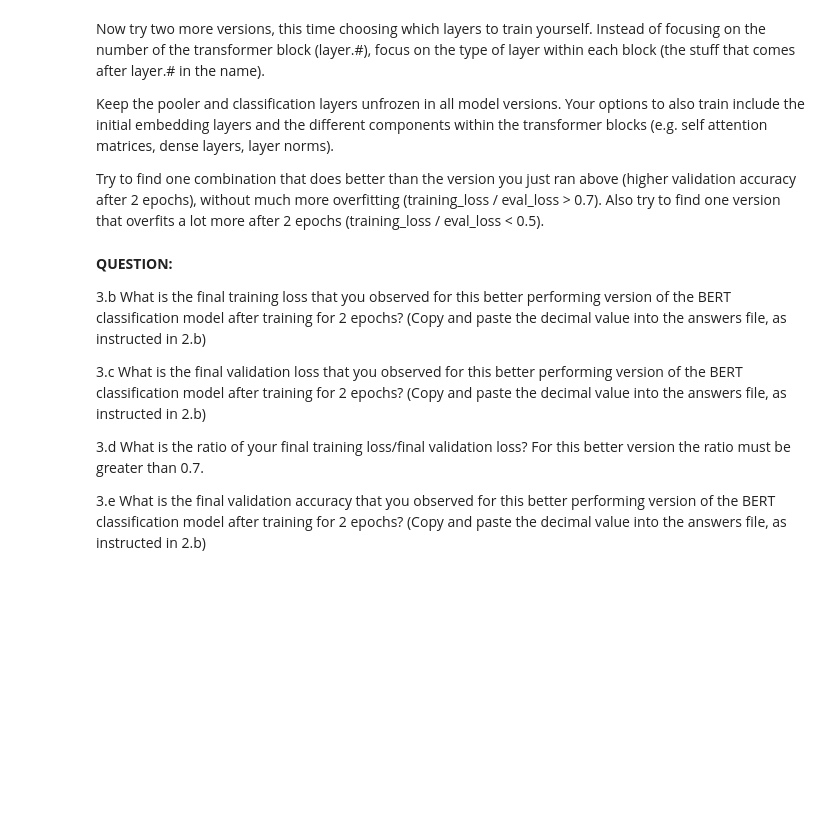
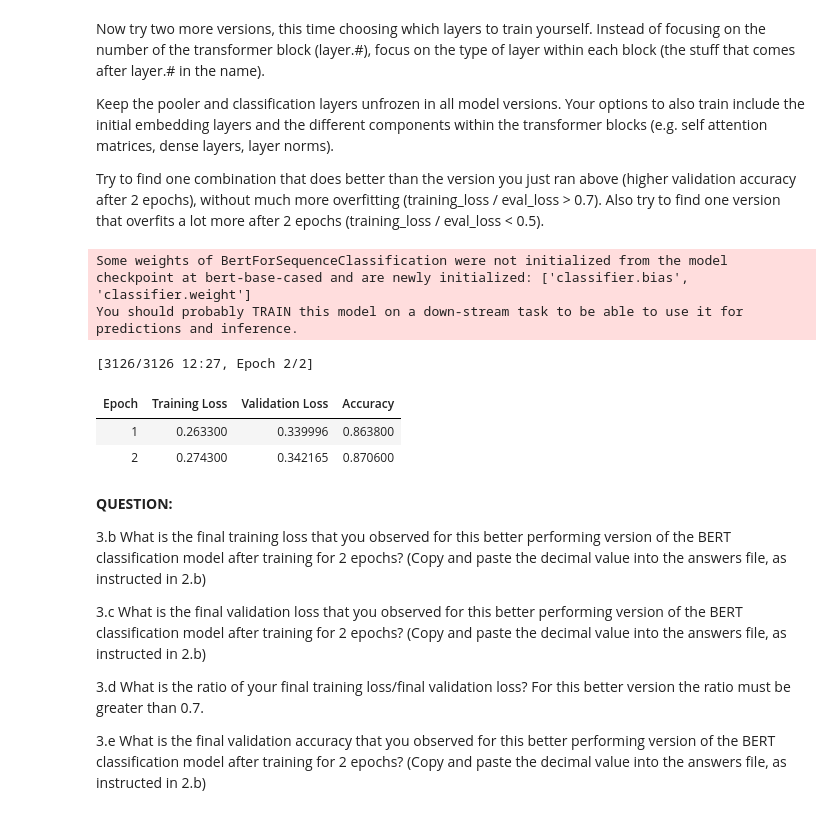
Before and after one commit to ucmyk5391/266projects_Natural-Language-Processing-with-Deep, a Jupyter notebook: assignment/a2/Text_classification_BERT.ipynb, the cells around one changed output. Drawn from its saved outputs; the diff is of its cells as text; code cells hidden in the pictures; blank space fills up the shorter version.

```diff
--- a/assignment/a2/Text_classification_BERT.ipynb
+++ b/assignment/a2/Text_classification_BERT.ipynb
@@ -389,8 +621,36 @@ def fine_tune_classif_model_freeze_layers(classification_model,
 
     ### YOUR CODE HERE
 
+    # Freeze all layers except those specified in layers_to_train
+    for name, param in classification_model.named_parameters():
+        if any(layer_name in name for layer_name in layers_to_train):
+            param.requires_grad = True
+        else:
+            param.requires_grad = False
 
+    # Set training arguments
+    training_args = TrainingArguments(
+        output_dir="./results",
+        eval_strategy="epoch",
+        save_strategy="epoch",
+        per_device_train_batch_size=batch_size,
+        per_device_eval_batch_size=batch_size,
+        num_train_epochs=num_epochs,
+        logging_steps=10,
+        report_to='none',
+        load_best_model_at_end=True,
+        metric_for_best_model="accuracy",
+    )
 
+    # Create Trainer
+    trainer = Trainer(
+        model=classification_model,
+        args=training_args,
+        train_dataset=preprocessed_train_data,
+        eval_dataset=preprocessed_dev_data,
+        tokenizer=tokenizer,
+        compute_metrics=compute_metrics,
+    )
 
     ### END YOUR CODE
 
@@ -432,29 +699,34 @@ Try to find one combination that does better than the version you just ran above
 # %%
 """
 Show the output from training a particular model on the IMDB movie reviews dataset.
 Choose layers to train that lead the model to perform better than the one in question 3.a, without overfitting much more.
 """
 
 model_checkpoint_name = "bert-base-cased"
 
 bert_tokenizer = AutoTokenizer.from_pretrained(model_checkpoint_name)
 bert_classification_model = AutoModelForSequenceClassification.from_pretrained(model_checkpoint_name)
 
 ### YOUR CODE HERE
 
 # layers_to_train = [...]    #ANY STRINGS THAT MATCH SOME LAYERS ARE OK
 
-
-### END YOUR CODE
-
+layers_to_train = ["embeddings.", "attention.self", "pooler.", "classifier."]
 
 fine_tune_classif_model_freeze_layers(
     bert_classification_model,
     bert_tokenizer,
     imdb_train_dataset,
     imdb_dev_dataset,
     layers_to_train
 )
+# %% [output]
+Some weights of BertForSequenceClassification were not initialized from the model checkpoint at bert-base-cased and are newly initialized: ['classifier.bias', 'classifier.weight']
+You should probably TRAIN this model on a down-stream task to be able to use it for predictions and inference.
+[3126/3126 12:27, Epoch 2/2]
+| Epoch | Training Loss | Validation Loss | Accuracy |
+| 1 | 0.263300 | 0.339996 | 0.863800 |
+| 2 | 0.274300 | 0.342165 | 0.870600 |
 # %% [markdown]
  **QUESTION:**
 
```
Also changed, not shown: parts of 27 cells of this notebook, 3 other files.
